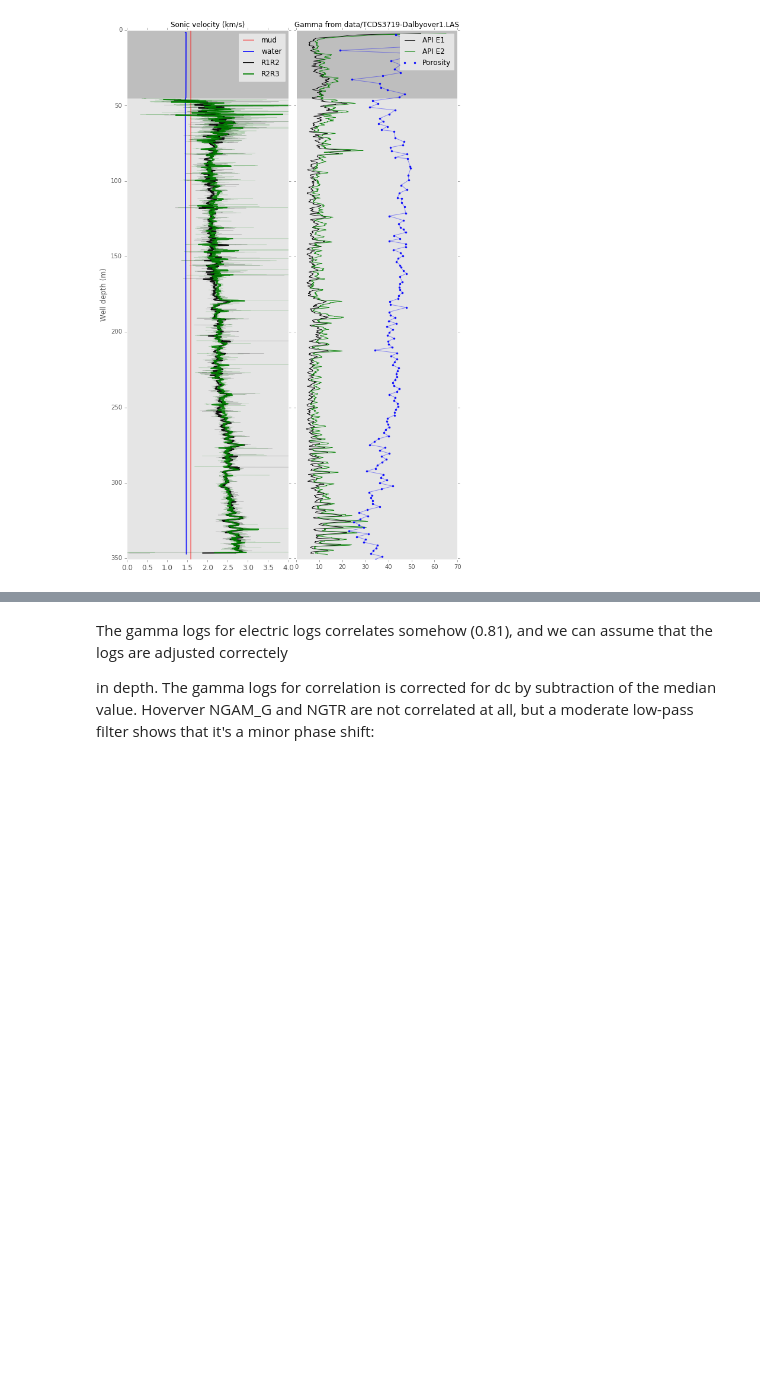
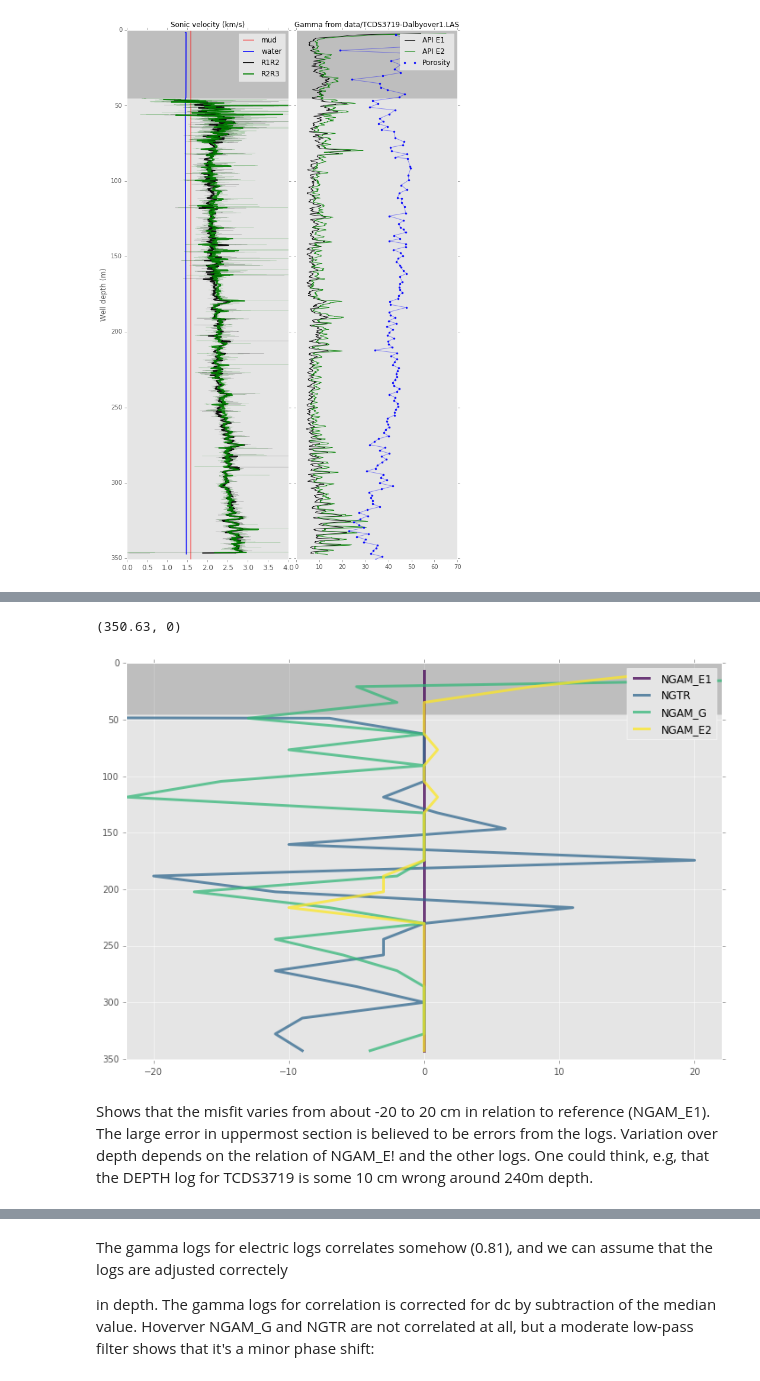
Before and after one commit to TobbeTripitaka/Dalbyover, a Jupyter notebook: Dalbyover sonic log.ipynb, the cells around one changed output, grey strips where cells are left out. Drawn from its saved outputs; the diff is of its cells as text; code cells hidden in the pictures; blank space fills up the shorter version.

```diff
--- a/Dalbyover sonic log.ipynb
+++ b/Dalbyover sonic log.ipynb
@@ -432,7 +454,5 @@ See how correlated the gamma logs are:
 # %%
 def cross_correlation(x1,x2,xc_type='same'):
-    x1 = data[x1]
-    x2 = data[x2]
     x1[np.isnan(x1)] = 0.
     x2[np.isnan(x2)] = 0.
     xc=np.correlate(x1, x2, xc_type)
@@ -442,18 +462,22 @@ def cross_correlation(x1,x2,xc_type='same'):
     offset =  xc.argmax(axis=0)-zero_offset
     return (pd.DataFrame(xc), pd.DataFrame(xx), offset, zero_offset)
 
-# Number of slices
-n = 3
+# According to Kristian Sloth, the most reliable dataset
+ref='NGAM_E1'
+ref_median = data['NGAM_E1'].median()
 
-color=iter(cm.winter(np.linspace(0,1,len(gamma_logs))))
+color=iter(cm.viridis(np.linspace(0,1,len(gamma_logs))))
 for cross in gamma_logs:
-    xc, xx, offset, zero_offset = cross_correlation(cross,ref)
+    xc, xx, offset, zero_offset = cross_correlation(data[cross],data[ref])
     c=next(color)
-    plt.plot(xx,xc,c=c, alpha=0.9,lw=1)
+    plt.plot(xx,xc,c=c, alpha=0.9,lw=3)
     plt.axvline(x=offset, c=c, label='%s / NGAM_E1'%cross,lw=1,alpha=0.8)
+    plt.text(offset-1.7,1.01,'offset=%.02fm'%(offset/100.),fontsize=10,color='k', rotation='vertical')
+
     xc_offset = np.roll(xc, -offset, axis=None)
-    plt.plot(xx,xc_offset,c=c, alpha=0.9,lw=3)
-    plt.text(offset-1.7,1.01,'offset=%.02fm'%(offset/100.),fontsize=10,color='k', rotation='vertical')
+#    plt.plot(xx,xc_offset,c='k', alpha=0.9,lw=3)
+    data[cross]= xc_offset
+
 
 #    slices = xrange(0, len(data[cross]),len(data[cross])/n)
 #    for depth_range in slices:
@@ -462,6 +486,8 @@ for cross in gamma_logs:
 # Find ref for well corelation
 plt.xlim(-45, 45)
 plt.ylim(0.95, 1.013)
+plt.autoscale(False)
+plt.xlabel('samples = cm', fontsize = 10)
 plt.legend()
 
 # Do new correlation scheme
@@ -468,3 +546,26 @@ plt.legend()
+# %%
+# Make depth slices in metres
+depth_slices = np.array_split(data['DEPTH'], n)
+depth_array = np.zeros(n)
+
+for i in xrange(0,len(depth_slices)):
+    depth_array[i] = (min(depth_slices[i]) + max(depth_slices[i]))/2
+
+color=iter(cm.viridis(np.linspace(0,1,len(gamma_logs))))
+for i in xrange(0,len(gamma_logs)):
+    c=next(color)
+    plt.plot(offset_array[:,i],depth_array,c=c, alpha=0.75,lw=3, label=gamma_logs[i])
+
+plt.legend()
+
+casing_plot()
+plt.xlim(-22, 22)
+plt.ylim(max(data['DEPTH']),0)
+# %% [output]
+(350.63, 0)
+[figure, added]
+# %% [markdown]
+Shows that the misfit varies from about -20 to 20 cm in relation to reference (NGAM_E1). The large error in uppermost section is believed to be errors from the logs. Variation over depth depends on the relation of NGAM_E! and the other logs. One could think, e.g, that the DEPTH log for TCDS3719 is some 10 cm wrong around 240m depth.
 # %%
 data['NGAM_G'][data['NGAM_G'] > 100] = np.nan
 
```
Also changed, not shown: parts of 29 cells of this notebook, 1 other file.
